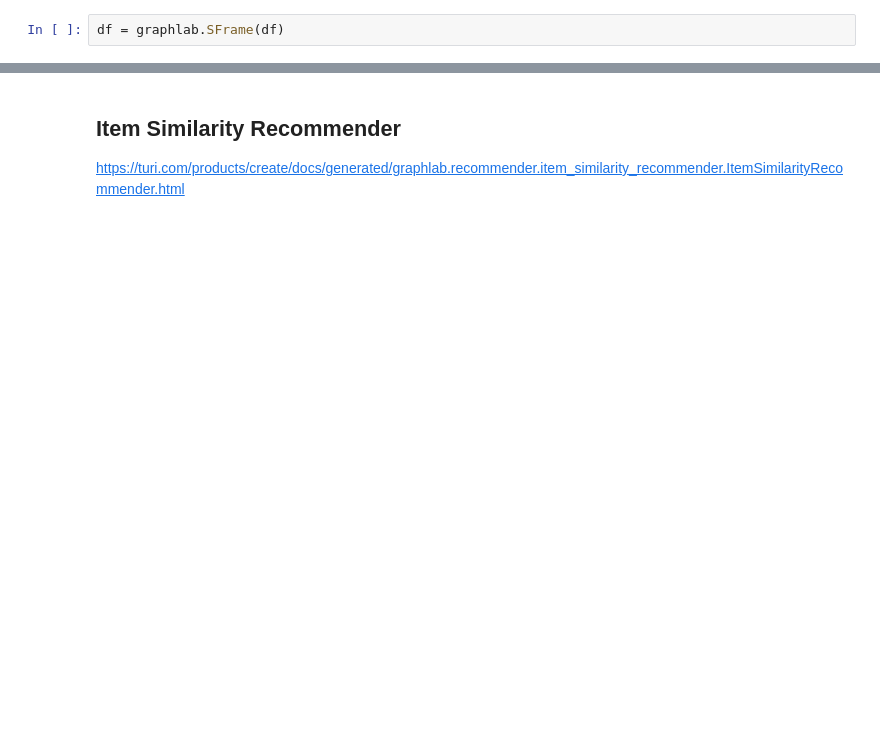
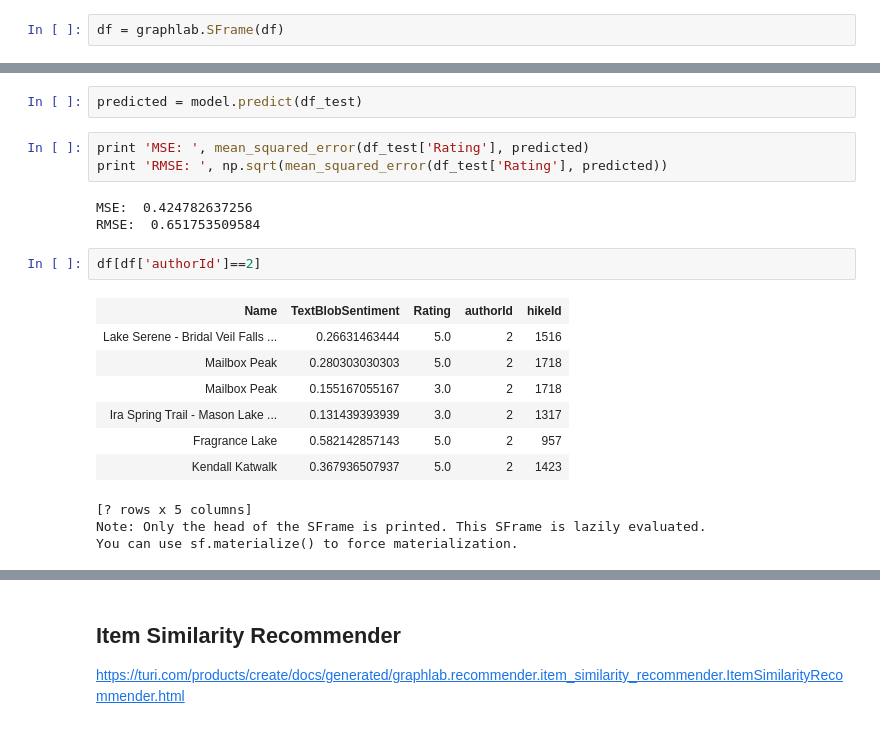
Before and after one commit to Jadetabony/wta_hikes, a Jupyter notebook: Recommender.ipynb, the cells around one changed output, grey strips where cells are left out. Cells and saved outputs as stored; diff of their text form; blank space fills up the shorter version.

```diff
--- a/Recommender.ipynb
+++ b/Recommender.ipynb
@@ -80,0 +98,21 @@ Training factorization_recommender for recommendations.
+# %%
+predicted = model.predict(df_test)
+# %%
+print 'MSE: ', mean_squared_error(df_test['Rating'], predicted)
+print 'RMSE: ', np.sqrt(mean_squared_error(df_test['Rating'], predicted))
+# %% [output]
+MSE:  0.424782637256
+RMSE:  0.651753509584
+# %%
+df[df['authorId']==2]
+# %% [output]
+| Name | TextBlobSentiment | Rating | authorId | hikeId |
+| Lake Serene - Bridal Veil Falls ... | 0.26631463444 | 5.0 | 2 | 1516 |
+| Mailbox Peak | 0.280303030303 | 5.0 | 2 | 1718 |
+| Mailbox Peak | 0.155167055167 | 3.0 | 2 | 1718 |
+| Ira Spring Trail - Mason Lake ... | 0.131439393939 | 3.0 | 2 | 1317 |
+| Fragrance Lake | 0.582142857143 | 5.0 | 2 | 957 |
+| Kendall Katwalk | 0.367936507937 | 5.0 | 2 | 1423 |
+[? rows x 5 columns]
+Note: Only the head of the SFrame is printed. This SFrame is lazily evaluated.
+You can use sf.materialize() to force materialization.
```
Also changed, not shown: parts of 18 cells of this notebook, 12 other files.
